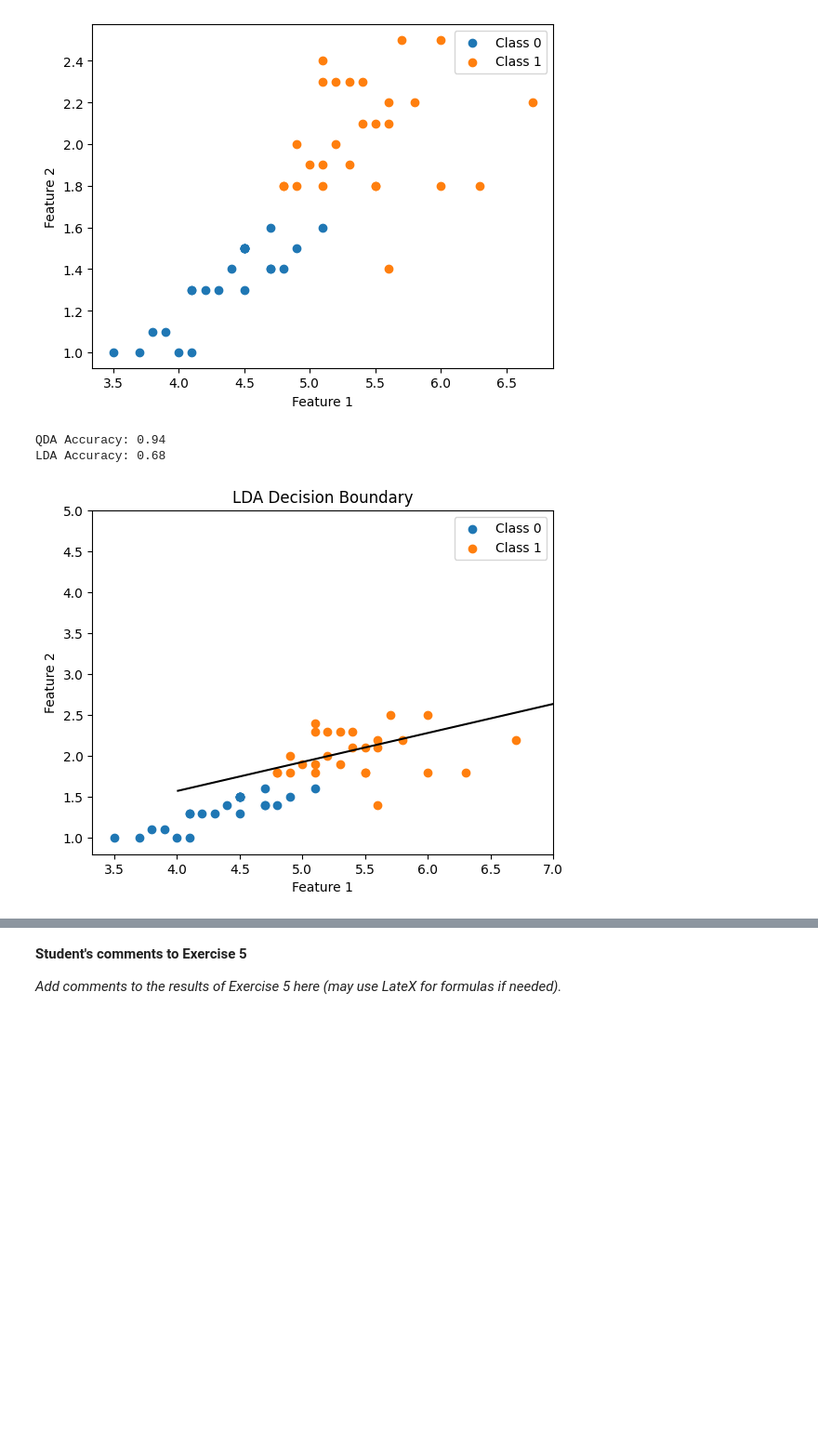
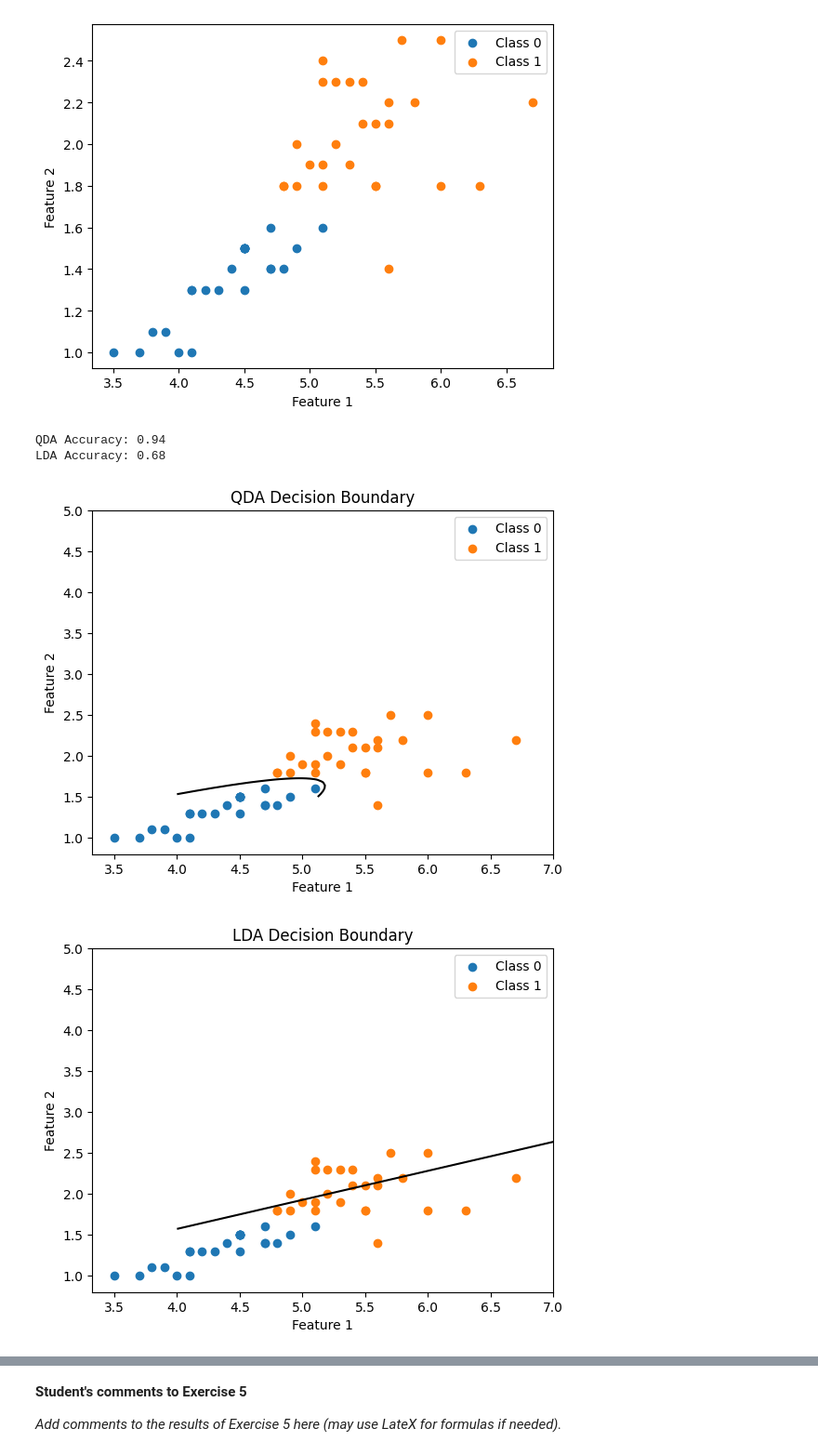
Before and after one commit to A-M-Alizadeh/Statistical-Labs, a Jupyter notebook: Stat Labs/Lab2_v6/Lab2_v6.ipynb, the cells around one changed output, grey strips where cells are left out. Shown at 93% size. Cells and saved outputs as stored; diff of their text form; code cells hidden in the pictures; blank space fills up the shorter version.

```diff
--- a/Stat Labs/Lab2_v6/Lab2_v6.ipynb
+++ b/Stat Labs/Lab2_v6/Lab2_v6.ipynb
@@ -721,49 +721,69 @@ for i in range(len(X_test)):
 
 #compute the accuracy
 accuracy = np.sum(y_pred == y_test) / len(y_test)
 print('LDA Accuracy:', accuracy)
 
-# # visualize the decision boundary for QDA and LDA
-# # plot the scatter plot of the two classes
-# plt.scatter(class0[:,0], class0[:,1], label='Class 0')
-# plt.scatter(class1[:,0], class1[:,1], label='Class 1')
+import matplotlib.pyplot as plt
+import numpy as np
 
-# #plot the decision boundary for QDA
-# x = np.linspace(4, 7, 100)
-# y = np.linspace(1.5, 5, 100)
-# X, Y = np.meshgrid(x, y)
-# Z = np.zeros(X.shape)
-# for i in range(X.shape[0]):
-#     for j in range(X.shape[1]):
-#         Z[i,j] = QDA([X[i,j], Y[i,j]], mean_class0, cov_class0) - QDA([X[i,j], Y[i,j]], mean_class1, cov_class1)
-# plt.contour(X, Y, Z, levels=0, colors='black')
+# Assuming class0 and class1 are lists
+class0 = np.array(class0)
+class1 = np.array(class1)
 
-# plt.xlabel('Feature 1')
-# plt.ylabel('Feature 2')
-# plt.legend()
-# plt.title('QDA Decision Boundary')
-# plt.show()
+
+# Plot the decision boundary for QDA
+# Scatter plot of the two classes
+plt.scatter(class0[:, 0], class0[:, 1], label='Class 0')
+plt.scatter(class1[:, 0], class1[:, 1], label='Class 1')
+
+# Assuming mean_class0, cov_class0, mean_class1, cov_class1 are also lists
+mean_class0 = np.array(mean_class0)
+cov_class0 = np.array(cov_class0)
+mean_class1 = np.array(mean_class1)
+cov_class1 = np.array(cov_class1)
+
+x = np.linspace(4, 7, 100)
+y = np.linspace(1.5, 5, 100)
+X, Y = np.meshgrid(x, y)
+Z = np.zeros(X.shape)
+
+for i in range(X.shape[0]):
+    for j in range(X.shape[1]):
+        point = np.array([X[i, j], Y[i, j]])
+        Z[i, j] = QDA(point, mean_class0, cov_class0) - QDA(point, mean_class1, cov_class1)
+
+plt.contour(X, Y, Z, levels=0, colors='black')
+
+plt.xlabel('Feature 1')
+plt.ylabel('Feature 2')
+plt.legend()
+plt.title('QDA Decision Boundary')
+plt.show()
+plt.clf()
 
 #plot the scatter plot of the two classes
 plt.scatter(class0[:,0], class0[:,1], label='Class 0')
 plt.scatter(class1[:,0], class1[:,1], label='Class 1')
+
+
 
 #plot the decision boundary for LDA
 x = np.linspace(4, 7, 100)
 y = np.linspace(1.5, 5, 100)
 X, Y = np.meshgrid(x, y)
 Z = np.zeros(X.shape)
 for i in range(X.shape[0]):
     for j in range(X.shape[1]):
         Z[i,j] = LDA([X[i,j], Y[i,j]], mean_class0, cov_class0) - LDA([X[i,j], Y[i,j]], mean_class1, cov_class1)
 plt.contour(X, Y, Z, levels=0, colors='black')
 
 plt.xlabel('Feature 1')
 plt.ylabel('Feature 2')
 plt.legend()
 plt.title('LDA Decision Boundary')
 plt.show()
 # %% [output]
 QDA Accuracy: 0.94
 LDA Accuracy: 0.68
-[figure, old version]
+[figure, new version]
+[figure, added]
```
Also changed, not shown: parts of 1 cell of this notebook.
